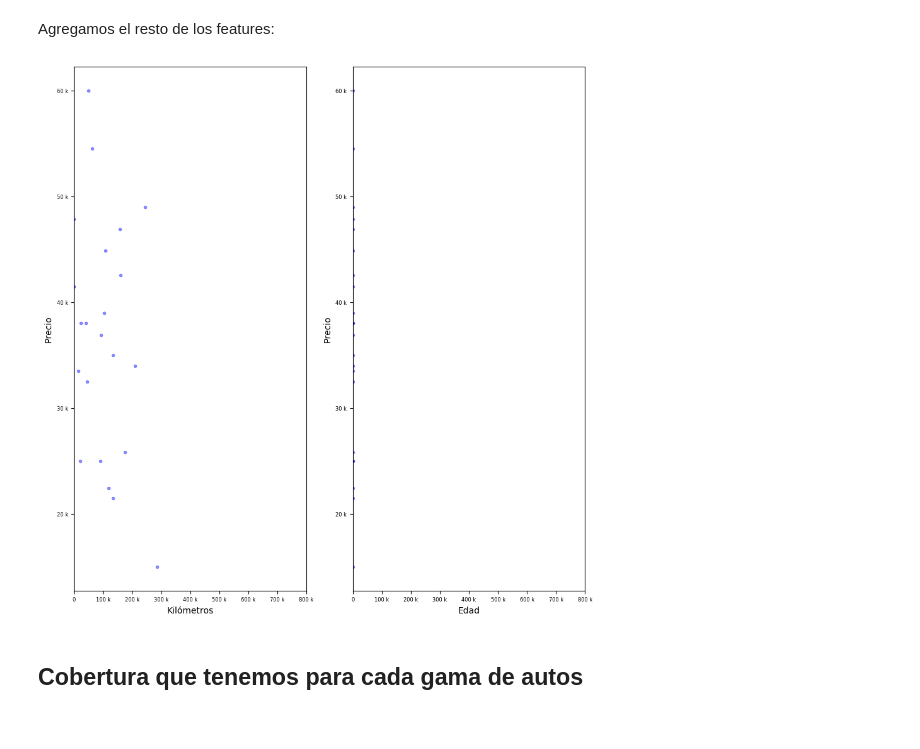
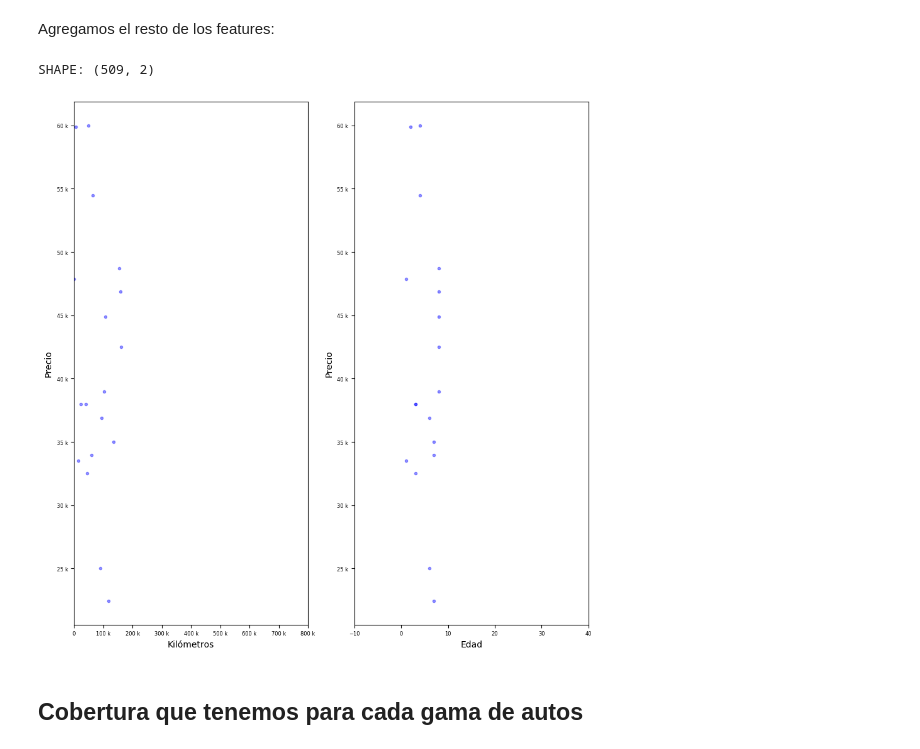
Before and after one commit to ninarigal/TP_FINAL_ML, a Jupyter notebook: analisis_datos/analisis_datos.ipynb, the cells around one changed output. Cells and saved outputs as stored; diff of their text form; code cells hidden in the pictures.

```diff
--- a/analisis_datos/analisis_datos.ipynb
+++ b/analisis_datos/analisis_datos.ipynb
@@ -98,29 +101,30 @@ data_sw4 = pd.concat([features_sw4, precios_sw4], axis=1)
 Agregamos el resto de los features:
 # %%
 
-data_sw4_specific = data_sw4[(data_sw4['Transmisión'] == 'automatica') ]
+data_sw4_specific = data_sw4[data_sw4['Versión final'] == 'srx']
 data_sw4_specific = data_sw4_specific.reset_index(drop=True)
 
 data_sw4_specific = pd.DataFrame(data_sw4_specific)
 features_sw4_sp = data_sw4_specific.drop(['Precio'], axis=1)
 precios_sw4 = data_sw4_specific['Precio']
 
 features_numericas_sw4_sp = features_sw4_sp['Kilómetros'].astype(float)
 features_numericas_sw4_sp = pd.concat([features_numericas_sw4_sp, features_sw4_sp['Edad']], axis=1)
 
 features_numericas_sw4_sp = pd.DataFrame(features_numericas_sw4_sp)
 
 features_numericas_sw4_sp = features_numericas_sw4_sp.reset_index(drop=True)
 
 
 features_numericas_sw4_sp = pd.DataFrame(features_numericas_sw4_sp)
 
 precios_sw4 = precios_sw4.reset_index(drop=True)
 
 
 plot_correlaciones(precios_sw4, features_numericas_sw4_sp)
 # %% [output]
+SHAPE: (509, 2)
-[figure, old version]
+[figure, new version]
 # %% [markdown]
 ## Cobertura que tenemos para cada gama de autos
 # %%
```
Also changed, not shown: parts of 4 cells of this notebook, 7 other files.
